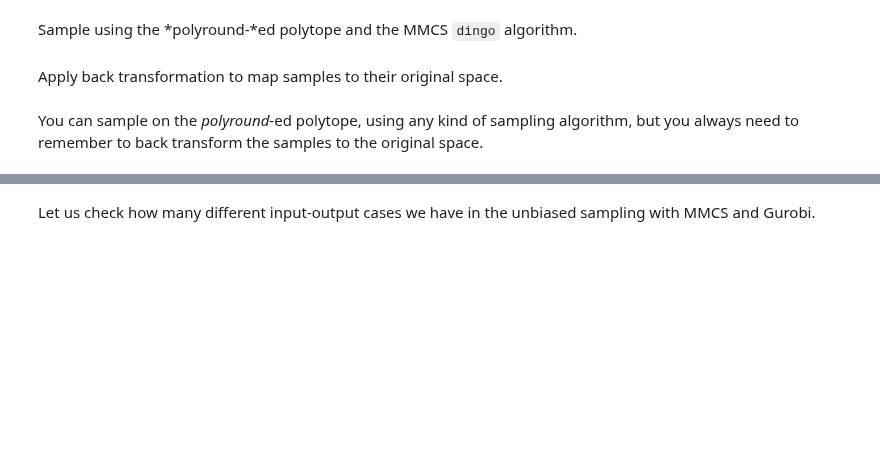
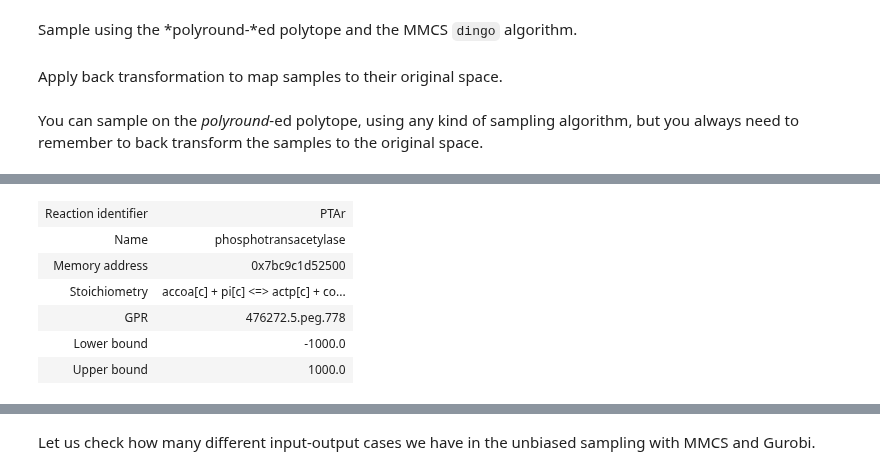
Before and after one commit to hariszaf/metabolic_toy_model, a Jupyter notebook: flux_sampling.ipynb, the cells around one changed output, grey strips where cells are left out. Cells and saved outputs as stored; diff of their text form; code cells hidden in the pictures; blank space fills up the shorter version.

```diff
--- a/flux_sampling.ipynb
+++ b/flux_sampling.ipynb
@@ -511,0 +704,10 @@ Number of total exchange reactions available in the model: 111
+# %%
+bh_model.reactions.PTAr
+# %% [output]
+| Reaction identifier | PTAr |
+| Name | phosphotransacetylase |
+| Memory address | 0x7bc9c1d52500 |
+| Stoichiometry | accoa[c] + pi[c] <=> actp[c] + co... |
+| GPR | 476272.5.peg.778 |
+| Lower bound | -1000.0 |
+| Upper bound | 1000.0 |
```
Also changed, not shown: parts of 71 cells of this notebook, 1 other file.
